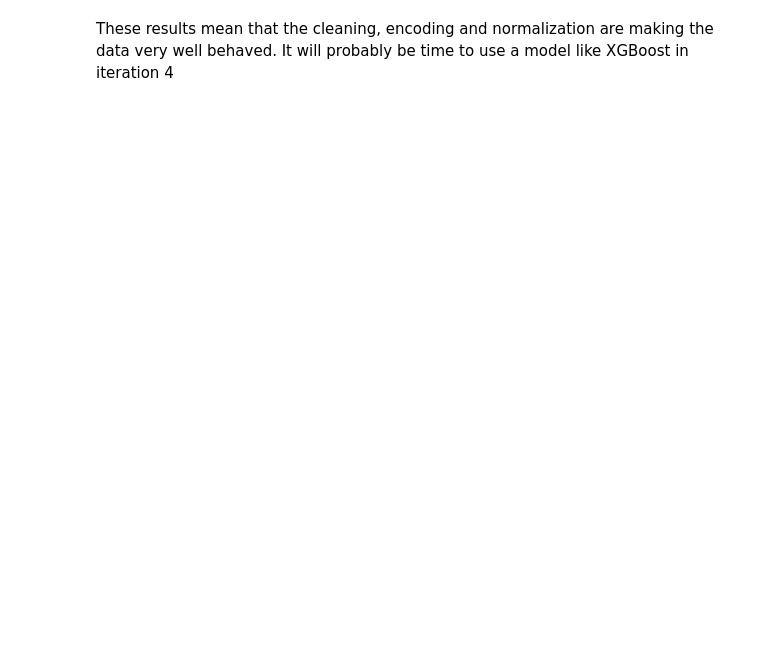
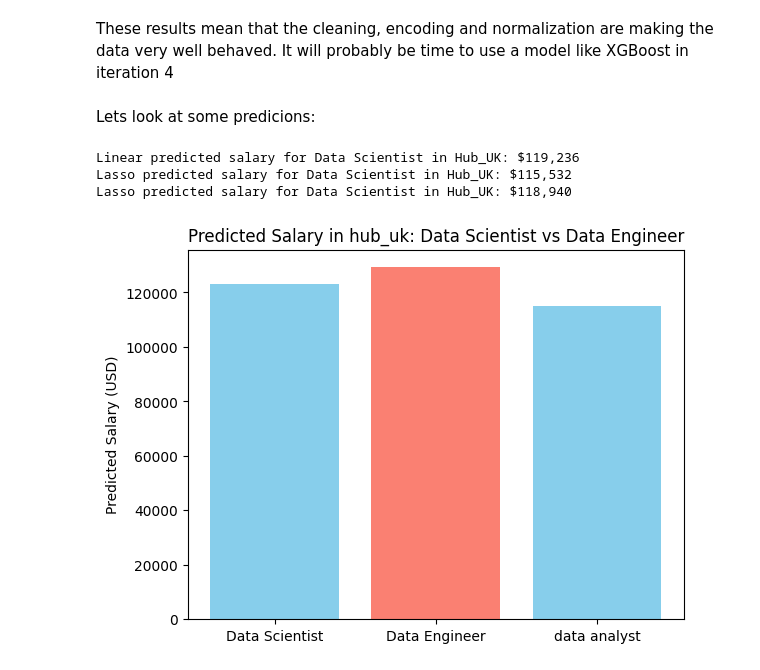
Before and after one commit to tommakesmusic/Ai_Salary_data, a Jupyter notebook: Linear Regression SalaryVersion3.ipynb, the cells around one changed output. Cells and saved outputs as stored; diff of their text form; code cells hidden in the pictures; blank space fills up the shorter version.

```diff
--- a/Linear Regression SalaryVersion3.ipynb
+++ b/Linear Regression SalaryVersion3.ipynb
@@ -678,4 +665,75 @@ Ridge Results:
 # %% [markdown]
 These results mean that the cleaning, encoding and normalization are making the data very well behaved. It will probably be time to use a model like XGBoost in iteration 4
 # %%
+df_final['log_salary_usd'] = y
 df_final.to_csv('ai_job_dataset_cleaned.csv', index=False)
+# %% [markdown]
+Lets look at some predicions:
+# %%
+feature_cols = [c for c in df.columns if c not in ['log_salary_usd']]
+X_train_cols = X_train.columns
+
+# Build a new row as a dictionary
+example = {col: 0 for col in X_train_cols}  # Set everything to 0 by default
+
+# Set values for this scenario
+example['job_Data Scientist'] = 1
+example['Hub_UK'] = 1    # if you have one-hot encoded 'location'
+example['remote_100'] = True     # or whatever is appropriate
+
+# Optionally set some skills ON (e.g. Python, Machine Learning, etc.)
+#example['skills_Python'] = 1
+#example['skills_Machine Learning'] = 1
+
+# Turn into DataFrame for prediction
+example_df = pd.DataFrame([example])
+
+# Make prediction (log scale)
+log_salary_pred = linear_model.predict(example_df)[0]
+# Convert back to salary
+lin_salary_pred = np.exp(log_salary_pred)
+
+print(f"Linear predicted salary for Data Scientist in Hub_UK: ${lin_salary_pred:,.0f}")
+
+log_salary_pred_lasso = lasso_model.predict(example_df)[0]
+# Convert back to salary
+las_salary_pred = np.exp(log_salary_pred_lasso)
+
+print(f"Lasso predicted salary for Data Scientist in Hub_UK: ${las_salary_pred:,.0f}")
+
+log_salary_pred_ridge = ridge_best.predict(example_df)[0]
+# Convert back to salary
+rid_salary_pred = np.exp(log_salary_pred_ridge)
+
+print(f"Lasso predicted salary for Data Scientist in Hub_UK: ${rid_salary_pred:,.0f}")
+# %% [output]
+Linear predicted salary for Data Scientist in Hub_UK: $119,236
+Lasso predicted salary for Data Scientist in Hub_UK: $115,532
+Lasso predicted salary for Data Scientist in Hub_UK: $118,940
+# %%
+hub_uk_rows = df_final[df_final['Hub_UK'] == 1]
+
+# 2. Select Data Scientist and Data Engineer rows
+job_titles = ['job_Data Scientist', 'job_Data Engineer', 'job_Data Analyst']
+title_labels = ['Data Scientist', 'Data Engineer', 'data analyst']
+mean_salaries = []
+
+for jt, label in zip(job_titles, title_labels):
+    # Only rows where this job_title is ON (1)
+    subset = hub_uk_rows[hub_uk_rows[jt] == 1]
+    if subset.empty:
+        mean_salaries.append(np.nan)
+    else:
+        # Prepare features: use the same columns as X_train
+        X = subset[X_train.columns]
+        log_preds = linear_model.predict(X)
+        preds = np.exp(log_preds)
+        mean_salaries.append(np.mean(preds))
+
+# 3. Plot
+plt.bar(title_labels, mean_salaries, color=['skyblue', 'salmon'])
+plt.ylabel('Predicted Salary (USD)')
+plt.title('Predicted Salary in hub_uk: Data Scientist vs Data Engineer')
+plt.show()
+# %% [output]
+[figure, added]
```
Also changed, not shown: parts of 14 cells of this notebook, 1 other file.
